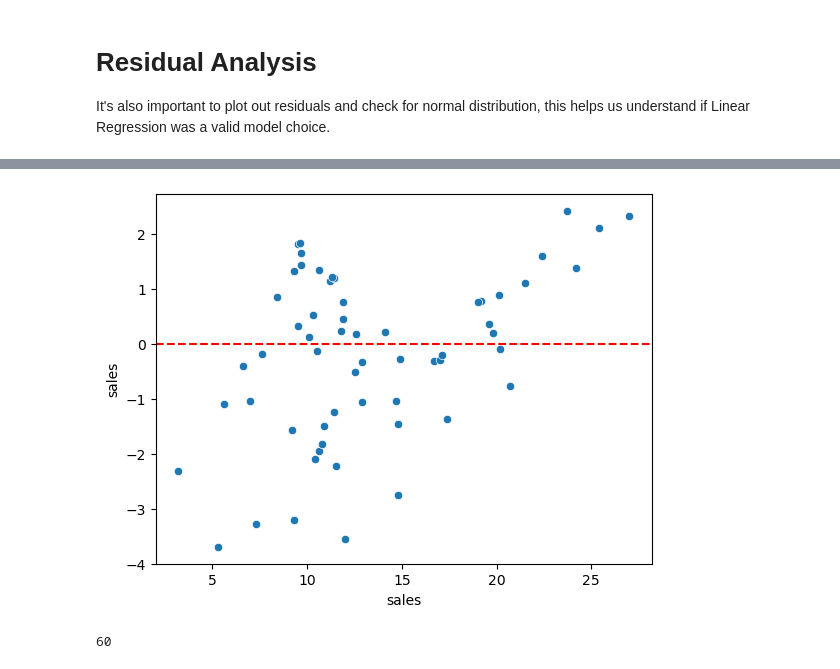
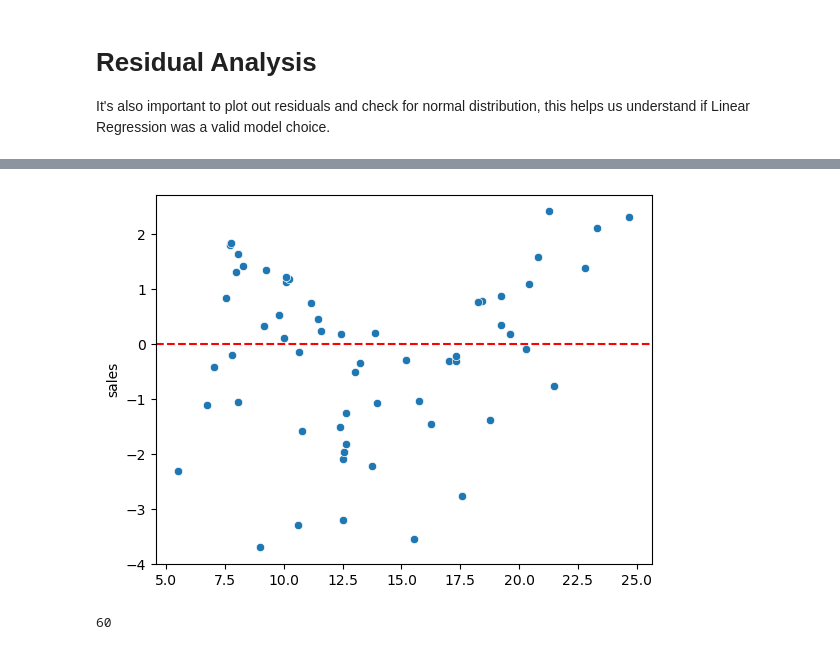
Before and after one commit to elipopovadev/Python-for-Machine-Learning-and-Data-Science-Masterclass, a Jupyter notebook: Machine Learning/Linear Regression/1-Linear-Regression-with-Scitkit-Learn.ipynb, the cells around one changed output, grey strips where cells are left out. Cells and saved outputs as stored; diff of their text form; code cells hidden in the pictures.

```diff
--- a/Machine Learning/Linear Regression/01-Linear-Regression-with-Scitkit-Learn.ipynb
+++ b/Machine Learning/Linear Regression/1-Linear-Regression-with-Scitkit-Learn.ipynb
@@ -307,11 +314,10 @@ test_res = y_test - test_predictions
 # %%
-# y_test are our observed values; the true values
 # The look should be random
-sns.scatterplot(x=y_test,y=test_res)
+sns.scatterplot(x=test_predictions,y=test_res)
 plt.axhline(y=0, color='r', linestyle='--')
 plt.show()
 # %% [output]
-[figure, old version]
+[figure, new version]
 # %%
 len(test_res)
 # %% [output]
```
Also changed, not shown: parts of 18 cells of this notebook.
